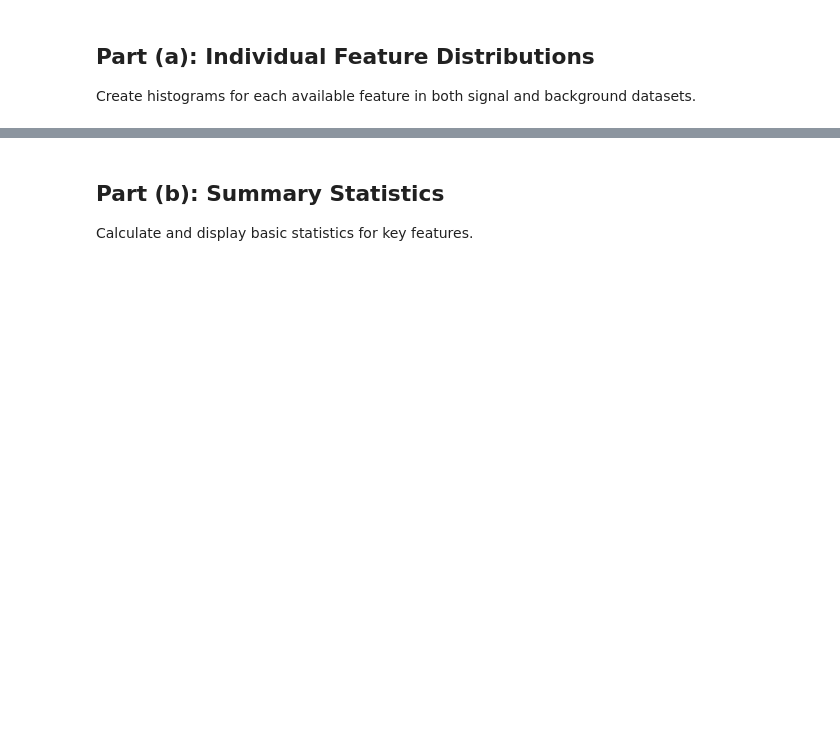
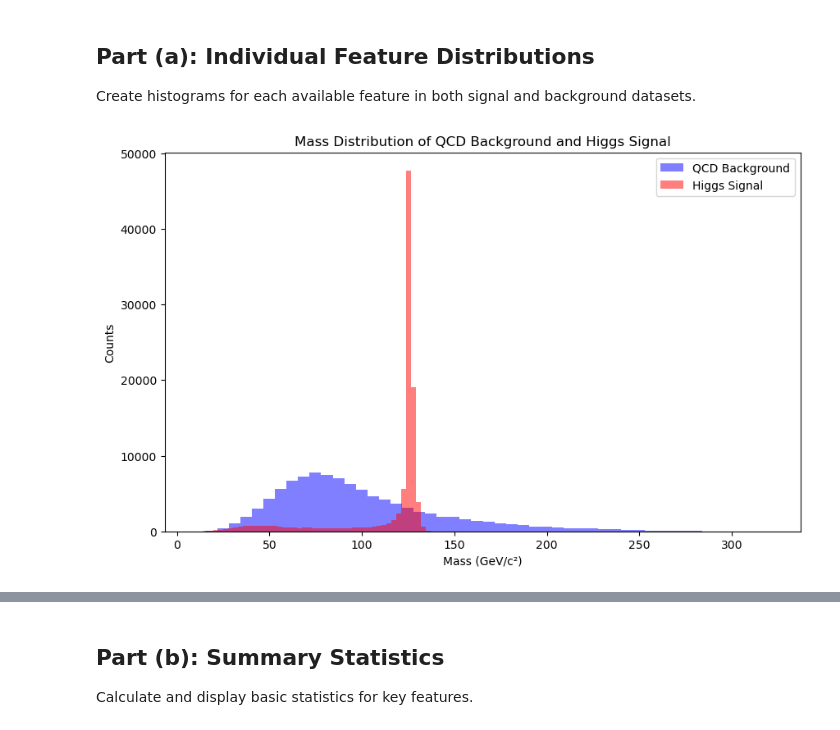
Before and after one commit to NirmalKumarMari/PHYS-434, a Jupyter notebook: lab_5_template.ipynb, the cells around one changed output, grey strips where cells are left out. Cells and saved outputs as stored; diff of their text form; code cells hidden in the pictures; blank space fills up the shorter version.

```diff
--- a/lab_5_template.ipynb
+++ b/lab_5_template.ipynb
@@ -56,7 +55,9 @@ At high transverse momenta, heavy particles (W, Z, Higgs, top quarks) have colli
 # %%
-# TODO: Load the QCD background data
-# Use pickle to load: Sample_pt_250_500/qcd_100000_pt_250_500.pkl
+#Load the QCD background data
+with open('LHC/Sample_pt_250_500/qcd_100000_pt_250_500.pkl', 'rb') as f:
+    qcd_data = pickle.load(f)
 # %%
-# TODO: Load the Higgs signal data
-# Use pickle to load: Sample_pt_250_500/higgs_100000_pt_250_500.pkl
+# Load the Higgs signal data
+with open('LHC/Sample_pt_250_500/higgs_100000_pt_250_500.pkl', 'rb') as f:
+    higgs_data = pickle.load(f)
 # %%
@@ -72,6 +97,16 @@ Explore the low pT dataset (`Sample_pt_250_500`). Make representative plots of e
 
 Create histograms for each available feature in both signal and background datasets.
 # %%
-# TODO: Plot mass distributions for signal and background
+# Plot mass distributions for signal and background
+plt.figure(figsize=(10,6))
+plt.hist(qcd_data['mass'], bins=50, alpha=0.5, label='QCD Background', color='blue')
 # Create overlaid histograms with proper labels and legends
+plt.hist(higgs_data['mass'], bins=50, alpha=0.5, label='Higgs Signal', color='red')
+plt.xlabel('Mass (GeV/c²)')
+plt.ylabel('Counts')
+plt.title('Mass Distribution of QCD Background and Higgs Signal')
+plt.legend()
+plt.show()
+# %% [output]
+[figure, added]
 # %%
```
Also changed, not shown: parts of 22 cells of this notebook.
